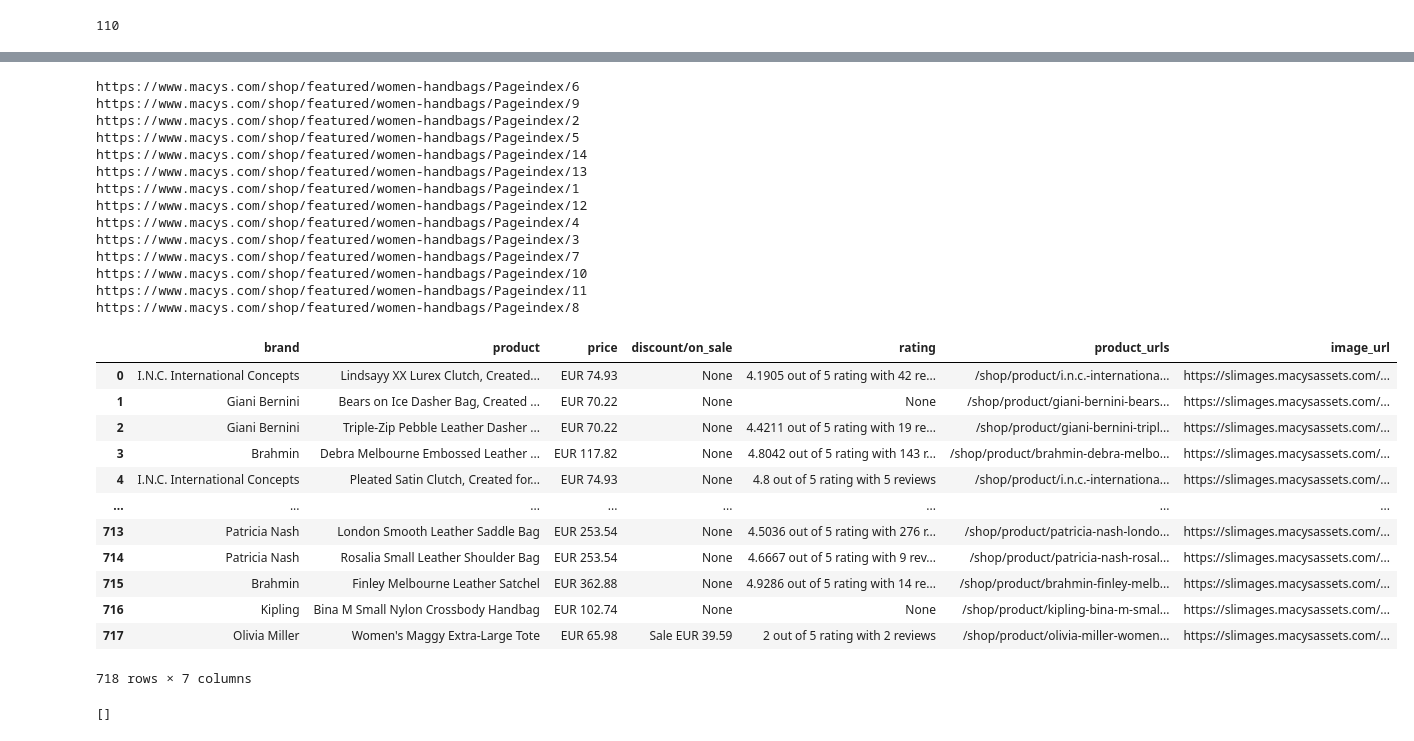
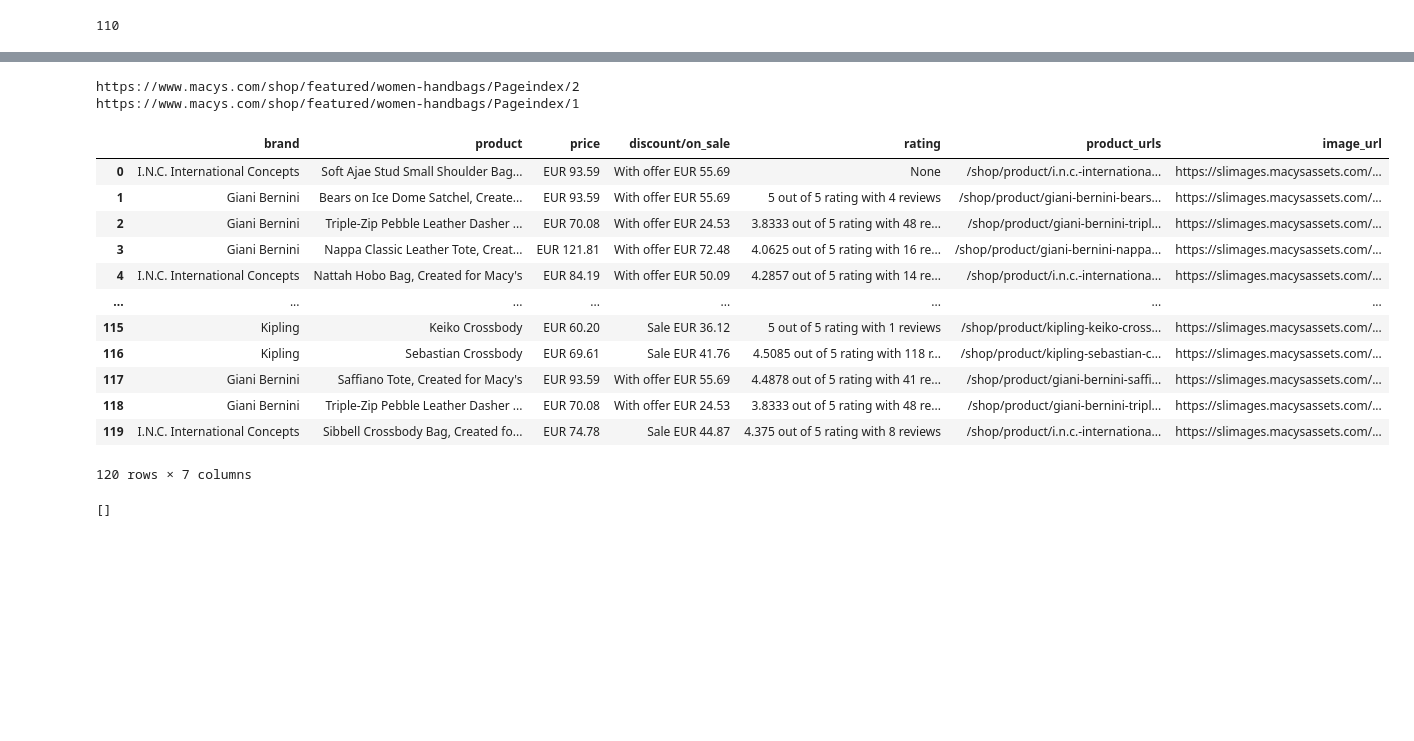
Before and after one commit to George-Michael-Dagogo/IMDB_tutorial, a Jupyter notebook: test.ipynb, the cells around one changed output, grey strips where cells are left out. Saved outputs shown, nothing was run; the diff lists cells and outputs as text; code cells hidden in the pictures; blank space fills up the shorter version.

```diff
--- a/test.ipynb
+++ b/test.ipynb
@@ -178,7 +178,7 @@ import concurrent.futures
 import pandas as pd
 
 #url = 'https://www.macys.com/shop/featured/women-handbags'
-url = [f'https://www.macys.com/shop/featured/women-handbags/Pageindex/{i:d}' for i in (range(1,15,1))]
+url = [f'https://www.macys.com/shop/featured/women-handbags/Pageindex/{i:d}' for i in (range(1,3,1))]
 
 brands = []
 prices = []
@@ -205,6 +205,15 @@ def scrape_pages(url):
         else:
             brands.append('None')
 
+          #product_name
+        if box.find('a', attrs={"title": True}) is not None:
+            product_name = box.find('a', attrs={"title": True})   #.replace('\n\t\t','').replace('\n','').strip()
+            product_name = product_name['title']
+            product_names.append(product_name)
+        else:
+            product_names.append('None')
+
+
         #price
         if box.find('span', class_ = "regular originalOrRegularPriceOnSale") is not None:
             price = box.find('span', class_ = "regular originalOrRegularPriceOnSale").text.replace('\n\t\t','').replace('\n','').strip()
@@ -218,6 +227,9 @@ def scrape_pages(url):
         #discounts
         if box.find('span', class_ = "discount") is not None:
             discount = box.find('span', class_ = "discount").text.replace('\n\t\t','').replace('\n','').strip()
+            discounts.append(discount)
+        elif box.find('span',attrs={'data-auto': 'final-price'}) is not None:
+            discount = box.find('span', attrs={'data-auto': 'final-price'}).text.replace('\n\t\t','').replace('\n','').strip()
             discounts.append(discount)
         else:
             discounts.append('None')
@@ -238,13 +250,6 @@ def scrape_pages(url):
         else:
             product_urls.append('None')
 
-        #product_name
-        if box.find('a', attrs={"title": True}) is not None:
-            product_name = box.find('a', attrs={"title": True})   #.replace('\n\t\t','').replace('\n','').strip()
-            product_name = product_name['title']
-            product_names.append(product_name)
-        else:
-            product_names.append('None')
 
     image_box = soup.find_all('picture')
 
@@ -259,57 +264,45 @@ def scrape_pages(url):
             image_url = image_url['srcset']
             image_urls.append(image_url)
         else:
             image_urls.append('None')
 
 
 
 
 
 with concurrent.futures.ThreadPoolExecutor(max_workers=20) as executor:
     executor.map(scrape_pages,url)
 
 
 
 brand_df = pd.DataFrame({
     'brand':brands,
     'product':product_names,
     'price':prices,
     'discount/on_sale':discounts,
     'rating':ratings,
     'product_urls': product_urls,
     'image_url':image_urls
 })
 
 
 brand_df
 # %% [output]
-https://www.macys.com/shop/featured/women-handbags/Pageindex/6
-https://www.macys.com/shop/featured/women-handbags/Pageindex/9
 https://www.macys.com/shop/featured/women-handbags/Pageindex/2
-https://www.macys.com/shop/featured/women-handbags/Pageindex/5
-https://www.macys.com/shop/featured/women-handbags/Pageindex/14
-https://www.macys.com/shop/featured/women-handbags/Pageindex/13
 https://www.macys.com/shop/featured/women-handbags/Pageindex/1
-https://www.macys.com/shop/featured/women-handbags/Pageindex/12
-https://www.macys.com/shop/featured/women-handbags/Pageindex/4
-https://www.macys.com/shop/featured/women-handbags/Pageindex/3
-https://www.macys.com/shop/featured/women-handbags/Pageindex/7
-https://www.macys.com/shop/featured/women-handbags/Pageindex/10
-https://www.macys.com/shop/featured/women-handbags/Pageindex/11
-https://www.macys.com/shop/featured/women-handbags/Pageindex/8
 |  | brand | product | price | discount/on_sale | rating | product_urls | image_url |
-| 0 | I.N.C. International Concepts | Lindsayy XX Lurex Clutch, Created... | EUR 74.93 | None | 4.1905 out of 5 rating with 42 re... | /shop/product/i.n.c.-internationa... | https://slimages.macysassets.com/... |
-| 1 | Giani Bernini | Bears on Ice Dasher Bag, Created ... | EUR 70.22 | None | None | /shop/product/giani-bernini-bears... | https://slimages.macysassets.com/... |
-| 2 | Giani Bernini | Triple-Zip Pebble Leather Dasher ... | EUR 70.22 | None | 4.4211 out of 5 rating with 19 re... | /shop/product/giani-bernini-tripl... | https://slimages.macysassets.com/... |
-| 3 | Brahmin | Debra Melbourne Embossed Leather ... | EUR 117.82 | None | 4.8042 out of 5 rating with 143 r... | /shop/product/brahmin-debra-melbo... | https://slimages.macysassets.com/... |
-| 4 | I.N.C. International Concepts | Pleated Satin Clutch, Created for... | EUR 74.93 | None | 4.8 out of 5 rating with 5 reviews | /shop/product/i.n.c.-internationa... | https://slimages.macysassets.com/... |
+| 0 | I.N.C. International Concepts | Soft Ajae Stud Small Shoulder Bag... | EUR 93.59 | With offer EUR 55.69 | None | /shop/product/i.n.c.-internationa... | https://slimages.macysassets.com/... |
+| 1 | Giani Bernini | Bears on Ice Dome Satchel, Create... | EUR 93.59 | With offer EUR 55.69 | 5 out of 5 rating with 4 reviews | /shop/product/giani-bernini-bears... | https://slimages.macysassets.com/... |
+| 2 | Giani Bernini | Triple-Zip Pebble Leather Dasher ... | EUR 70.08 | With offer EUR 24.53 | 3.8333 out of 5 rating with 48 re... | /shop/product/giani-bernini-tripl... | https://slimages.macysassets.com/... |
+| 3 | Giani Bernini | Nappa Classic Leather Tote, Creat... | EUR 121.81 | With offer EUR 72.48 | 4.0625 out of 5 rating with 16 re... | /shop/product/giani-bernini-nappa... | https://slimages.macysassets.com/... |
+| 4 | I.N.C. International Concepts | Nattah Hobo Bag, Created for Macy's | EUR 84.19 | With offer EUR 50.09 | 4.2857 out of 5 rating with 14 re... | /shop/product/i.n.c.-internationa... | https://slimages.macysassets.com/... |
 | ... | ... | ... | ... | ... | ... | ... | ... |
-| 713 | Patricia Nash | London Smooth Leather Saddle Bag | EUR 253.54 | None | 4.5036 out of 5 rating with 276 r... | /shop/product/patricia-nash-londo... | https://slimages.macysassets.com/... |
-| 714 | Patricia Nash | Rosalia Small Leather Shoulder Bag | EUR 253.54 | None | 4.6667 out of 5 rating with 9 rev... | /shop/product/patricia-nash-rosal... | https://slimages.macysassets.com/... |
-| 715 | Brahmin | Finley Melbourne Leather Satchel | EUR 362.88 | None | 4.9286 out of 5 rating with 14 re... | /shop/product/brahmin-finley-melb... | https://slimages.macysassets.com/... |
-| 716 | Kipling | Bina M Small Nylon Crossbody Handbag | EUR 102.74 | None | None | /shop/product/kipling-bina-m-smal... | https://slimages.macysassets.com/... |
-| 717 | Olivia Miller | Women's Maggy Extra-Large Tote | EUR 65.98 | Sale EUR 39.59 | 2 out of 5 rating with 2 reviews | /shop/product/olivia-miller-women... | https://slimages.macysassets.com/... |
+| 115 | Kipling | Keiko Crossbody | EUR 60.20 | Sale EUR 36.12 | 5 out of 5 rating with 1 reviews | /shop/product/kipling-keiko-cross... | https://slimages.macysassets.com/... |
+| 116 | Kipling | Sebastian Crossbody | EUR 69.61 | Sale EUR 41.76 | 4.5085 out of 5 rating with 118 r... | /shop/product/kipling-sebastian-c... | https://slimages.macysassets.com/... |
+| 117 | Giani Bernini | Saffiano Tote, Created for Macy's | EUR 93.59 | With offer EUR 55.69 | 4.4878 out of 5 rating with 41 re... | /shop/product/giani-bernini-saffi... | https://slimages.macysassets.com/... |
+| 118 | Giani Bernini | Triple-Zip Pebble Leather Dasher ... | EUR 70.08 | With offer EUR 24.53 | 3.8333 out of 5 rating with 48 re... | /shop/product/giani-bernini-tripl... | https://slimages.macysassets.com/... |
+| 119 | I.N.C. International Concepts | Sibbell Crossbody Bag, Created fo... | EUR 74.78 | Sale EUR 44.87 | 4.375 out of 5 rating with 8 reviews | /shop/product/i.n.c.-internationa... | https://slimages.macysassets.com/... |
-718 rows × 7 columns
+120 rows × 7 columns
 # %%
 image_urls
 # %% [output]
```
Also changed, not shown: 1 other file.
